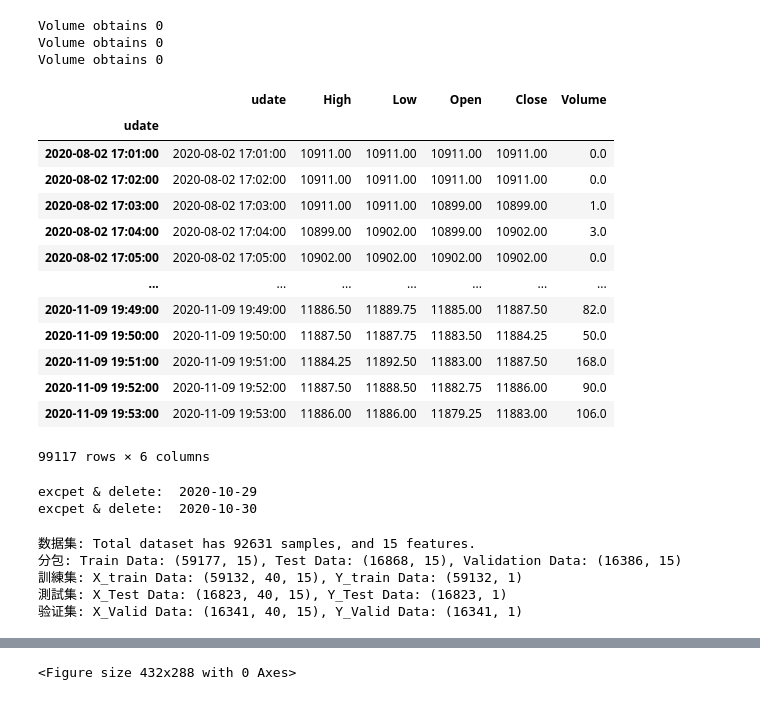
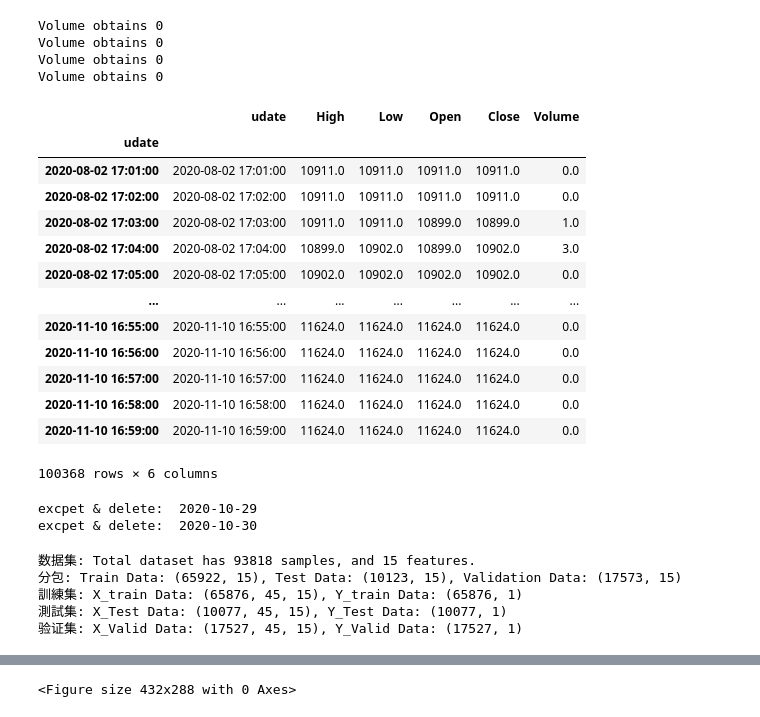
Before and after one commit to webclinic017/dbpower-machine-learning-project, a Jupyter notebook: nq.ipynb, the cells around one changed output, grey strips where cells are left out. Saved outputs shown, nothing was run; the diff lists cells and outputs as text; code cells hidden in the pictures.

```diff
--- a/nq.ipynb
+++ b/nq.ipynb
@@ -55,46 +55,57 @@ def reshape_dataframe(df0):
             print(k+' obtains nan')
         if (df0_1[k].isin([0]).any().any()):
             print(k+' obtains 0')
     is_contain_null = df0_1.isnull().sum()
 
     # 1.0.2
     return df0_1
 
 # 1.1 数据源
+files = []
 file_1 = os.path.abspath(os.path.join('data', 'nq', 'nq-20201105.csv'))
 df1_1 = reshape_dataframe(pd.read_csv(file_1))
+files.append(df1_1)
+
 file_2 = os.path.abspath(os.path.join('data', 'nq', 'nq-20201105_Aug_Sep.csv'))
 df1_2 = reshape_dataframe(pd.read_csv(file_2))
+files.append(df1_2)
+
 file_3 = os.path.abspath(os.path.join('data', 'nq', 'nq-20201110.csv'))
 df1_3 = reshape_dataframe(pd.read_csv(file_3))
+files.append(df1_3)
 
-df2 = pd.concat([df1_1, df1_2, df1_3], ignore_index=False)
+file_4 = os.path.abspath(os.path.join('data', 'nq', 'nq-20201111.csv'))
+df1_4 = reshape_dataframe(pd.read_csv(file_4))
+files.append(df1_4)
+
+df2 = pd.concat(files, ignore_index=False)
 
 # 1.2 刪除重覆index
 df2 = df2.groupby(df2.index).first()
 
 # 1.3 排序
 df2.sort_index(axis=0, ascending=True, inplace=True)
 df3 = df2.copy(deep=True)
 df3
 # %% [output]
 Volume obtains 0
 Volume obtains 0
 Volume obtains 0
+Volume obtains 0
 |  | udate | High | Low | Open | Close | Volume |
 | udate |  |  |  |  |  |  |
-| 2020-08-02 17:01:00 | 2020-08-02 17:01:00 | 10911.00 | 10911.00 | 10911.00 | 10911.00 | 0.0 |
-| 2020-08-02 17:02:00 | 2020-08-02 17:02:00 | 10911.00 | 10911.00 | 10911.00 | 10911.00 | 0.0 |
-| 2020-08-02 17:03:00 | 2020-08-02 17:03:00 | 10911.00 | 10911.00 | 10899.00 | 10899.00 | 1.0 |
-| 2020-08-02 17:04:00 | 2020-08-02 17:04:00 | 10899.00 | 10902.00 | 10899.00 | 10902.00 | 3.0 |
-| 2020-08-02 17:05:00 | 2020-08-02 17:05:00 | 10902.00 | 10902.00 | 10902.00 | 10902.00 | 0.0 |
+| 2020-08-02 17:01:00 | 2020-08-02 17:01:00 | 10911.0 | 10911.0 | 10911.0 | 10911.0 | 0.0 |
+| 2020-08-02 17:02:00 | 2020-08-02 17:02:00 | 10911.0 | 10911.0 | 10911.0 | 10911.0 | 0.0 |
+| 2020-08-02 17:03:00 | 2020-08-02 17:03:00 | 10911.0 | 10911.0 | 10899.0 | 10899.0 | 1.0 |
+| 2020-08-02 17:04:00 | 2020-08-02 17:04:00 | 10899.0 | 10902.0 | 10899.0 | 10902.0 | 3.0 |
+| 2020-08-02 17:05:00 | 2020-08-02 17:05:00 | 10902.0 | 10902.0 | 10902.0 | 10902.0 | 0.0 |
 | ... | ... | ... | ... | ... | ... | ... |
-| 2020-11-09 19:49:00 | 2020-11-09 19:49:00 | 11886.50 | 11889.75 | 11885.00 | 11887.50 | 82.0 |
-| 2020-11-09 19:50:00 | 2020-11-09 19:50:00 | 11887.50 | 11887.75 | 11883.50 | 11884.25 | 50.0 |
-| 2020-11-09 19:51:00 | 2020-11-09 19:51:00 | 11884.25 | 11892.50 | 11883.00 | 11887.50 | 168.0 |
-| 2020-11-09 19:52:00 | 2020-11-09 19:52:00 | 11887.50 | 11888.50 | 11882.75 | 11886.00 | 90.0 |
-| 2020-11-09 19:53:00 | 2020-11-09 19:53:00 | 11886.00 | 11886.00 | 11879.25 | 11883.00 | 106.0 |
+| 2020-11-10 16:55:00 | 2020-11-10 16:55:00 | 11624.0 | 11624.0 | 11624.0 | 11624.0 | 0.0 |
+| 2020-11-10 16:56:00 | 2020-11-10 16:56:00 | 11624.0 | 11624.0 | 11624.0 | 11624.0 | 0.0 |
+| 2020-11-10 16:57:00 | 2020-11-10 16:57:00 | 11624.0 | 11624.0 | 11624.0 | 11624.0 | 0.0 |
+| 2020-11-10 16:58:00 | 2020-11-10 16:58:00 | 11624.0 | 11624.0 | 11624.0 | 11624.0 | 0.0 |
+| 2020-11-10 16:59:00 | 2020-11-10 16:59:00 | 11624.0 | 11624.0 | 11624.0 | 11624.0 | 0.0 |
-99117 rows × 6 columns
+100368 rows × 6 columns
 # %%
 # 2.0 技術指標
 highs = np.array(df3['High'], dtype='float')
@@ -223,7 +234,7 @@ df8 = pd.DataFrame(_df8, columns=df8.columns, index=df8.index)
 
 # 5.5 分包
 no_day = np.array([v.shape[0] for k, v in data.items()])
-no_day_1, no_day_2, no_day_3 = no_day[:-30].sum(), no_day[:-15].sum(), no_day.sum()
+no_day_1, no_day_2, no_day_3 = no_day[:-25].sum(), no_day[:-16].sum(), no_day.sum()
 train_data = df8.iloc[200 : no_day_1]
 test_data = df8.iloc[no_day_1 : no_day_2]
 validation_data = df8.iloc[no_day_2 : no_day_3]
@@ -243,9 +254,9 @@ def split_data_v2(data, timesteps, t_pus_no):
     return [x_data, y_data]
 
 # 5.7 窗口步長
-t_pus_no = 5
-window_size_1 = 40
-window_size_2 = 40
+t_pus_no = 1
+window_size_1 = 45
+window_size_2 = 45
 x_train, y_train = split_data_v2(train_data, window_size_1, t_pus_no)
 x_test, y_test = split_data_v2(test_data, window_size_1, t_pus_no)
 x_valid, y_valid = split_data_v2(validation_data, window_size_2, t_pus_no)
@@ -255,11 +266,11 @@ print('訓練集: X_train Data: {}, Y_train Data: {}'.format(x_train.shape, y_tr
 print('測試集: X_Test Data: {}, Y_Test Data: {}'.format(x_test.shape, y_test.shape))
 print('验证集: X_Valid Data: {}, Y_Valid Data: {}'.format(x_valid.shape, y_valid.shape))
 # %% [output]
-数据集: Total dataset has 92631 samples, and 15 features.
-分包: Train Data: (59177, 15), Test Data: (16868, 15), Validation Data: (16386, 15)
-訓練集: X_train Data: (59132, 40, 15), Y_train Data: (59132, 1)
-測試集: X_Test Data: (16823, 40, 15), Y_Test Data: (16823, 1)
-验证集: X_Valid Data: (16341, 40, 15), Y_Valid Data: (16341, 1)
+数据集: Total dataset has 93818 samples, and 15 features.
+分包: Train Data: (65922, 15), Test Data: (10123, 15), Validation Data: (17573, 15)
+訓練集: X_train Data: (65876, 45, 15), Y_train Data: (65876, 1)
+測試集: X_Test Data: (10077, 45, 15), Y_Test Data: (10077, 1)
+验证集: X_Valid Data: (17527, 45, 15), Y_Valid Data: (17527, 1)
 # %%
 # 6.1.1 模型参数
 batch_size = 512
```
Also changed, not shown: parts of 3 cells of this notebook.
